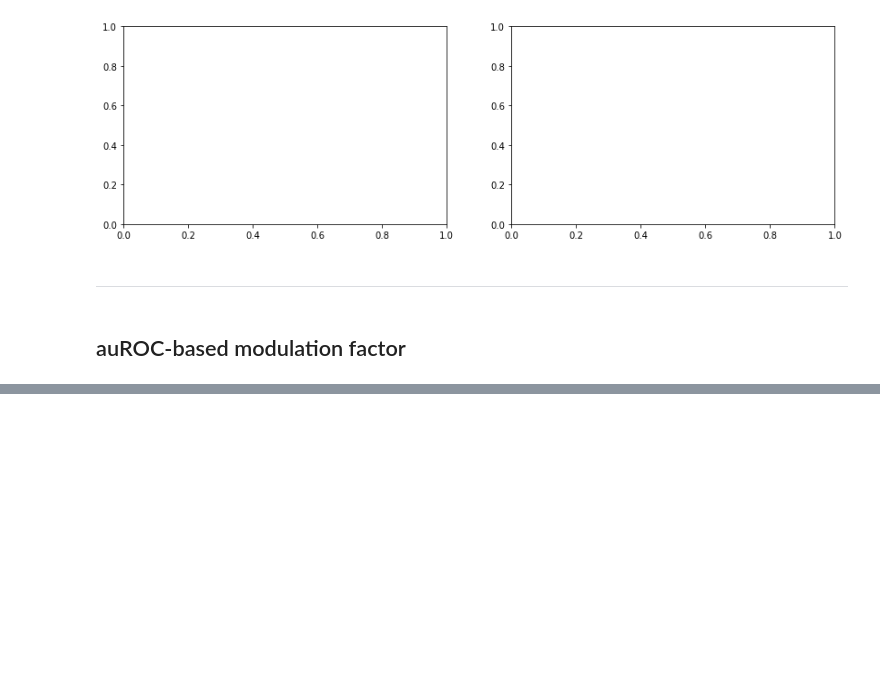
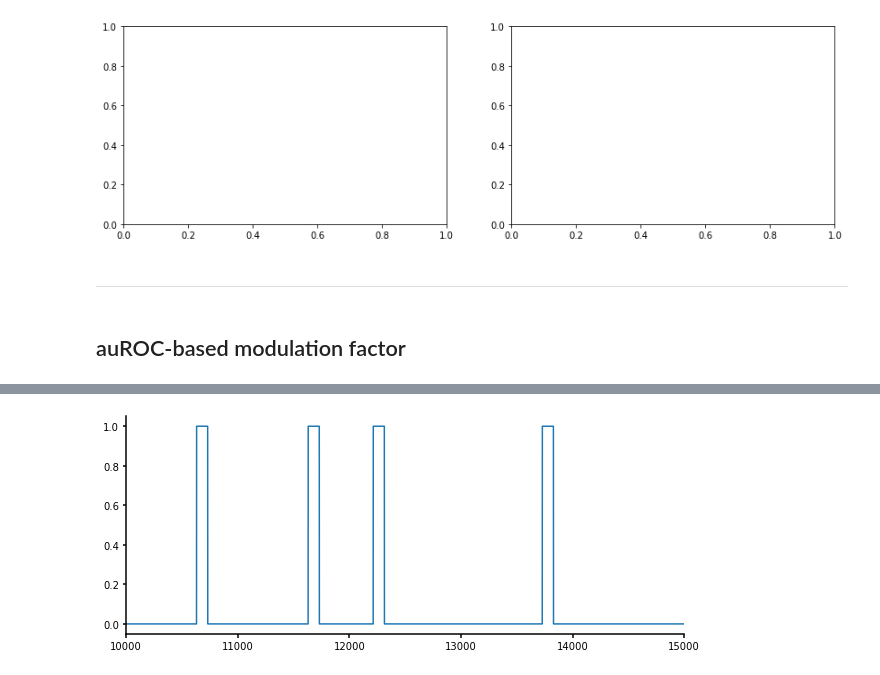
Before and after one commit to inscopix/astellas, a Jupyter notebook: astellas_modulation_sandbox.ipynb, the cells around one changed output, grey strips where cells are left out. Saved outputs shown, nothing was run; the diff lists cells and outputs as text; code cells hidden in the pictures; blank space fills up the shorter version.

```diff
--- a/astellas_modulation_sandbox.ipynb
+++ b/astellas_modulation_sandbox.ipynb
@@ -964,7 +964,7 @@ def find_com_entries(com, x_threshs, entry_dir = (0 , 1), t_thresh = 10, detect_
     extract_win = 10 (int, frames)
 
     OUTPUTS:
-    (left_entries, left_exits, right_entries, right_exits)
+    outdict <dict> : dicttionary with keys: x_threshs, outdict[x_thresh].keys() = [entries, entry frames, exits, exit frames]
 
     '''
 
@@ -985,9 +985,13 @@ def find_com_entries(com, x_threshs, entry_dir = (0 , 1), t_thresh = 10, detect_
         crossings = []
 
         for p in crosspnts:
-            the_seg = com[p - extract_win : p + extract_win,:]
-            crossings.append(the_seg)
-        crossings = np.asarray(crossings).astype(int)
+            if (p+extract_win < np.shape(com)[0]) and (p-extract_win > 0): # if extraction windows do not extend past length of data, extract COM segment:
+                the_seg = com[p - extract_win : p + extract_win,:]
+                crossings.append(the_seg)
+        if len(crossings):
+            crossings = np.asarray(crossings).astype(int)
+        else:
+            crossings = np.asarray([])
 
         # distinguish entries from exits:
         pop_idx = []
@@ -2024,0 +2078,20 @@ do_min_subtract = True
+# %%
+the_cond = 'FMR1KO'
+the_subj = 'OM040'
+trace_mtx = stat_dict[the_cond][the_subj]['trace_mtx']
+align_pnts = find_com_entries(stat_dict[the_cond][the_subj]['COM'], (95,230))
+# %%
+# convert alignment points to raster:
+align_pad = 100
+align_raster = np.zeros((trace_mtx.shape[0],))
+padded_align_pnts = np.asarray([np.arange(i,i+align_pad) for i in align_pnts[95]['entry frames']]).flatten()
+#align_raster[align_pnts[95]['entry frames']] = 1
+align_raster[padded_align_pnts] = 1
+# %%
+f,ax = plt.subplots(1,1,figsize=(10,4))
+ax.plot(align_raster)
+ax.set_xlim(10000,15000)
+twoaxis(ax)
+plt.show()
+# %% [output]
+[figure, added]
```
Also changed, not shown: parts of 66 cells of this notebook.
